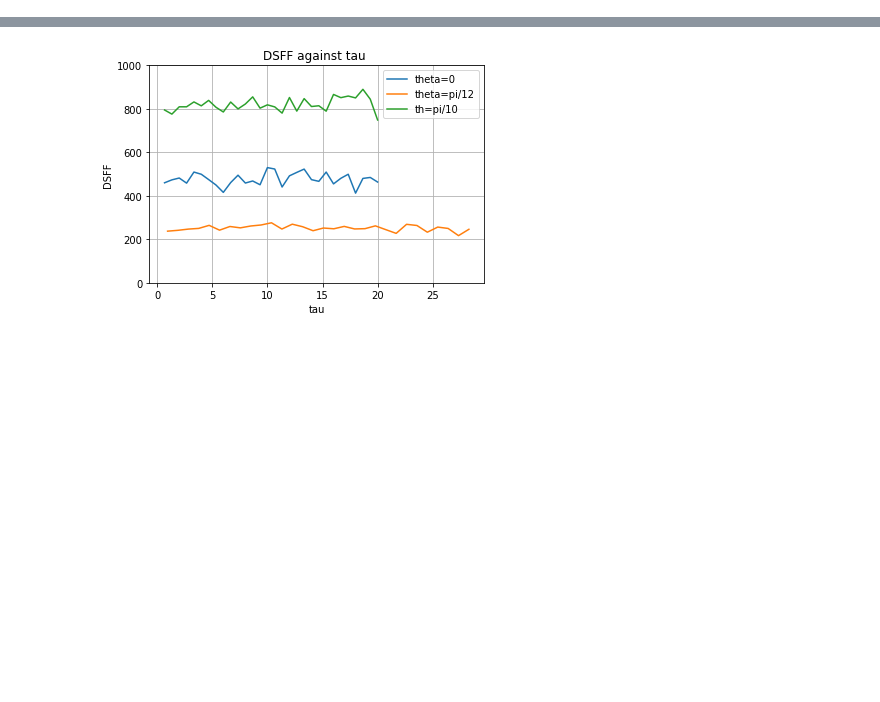
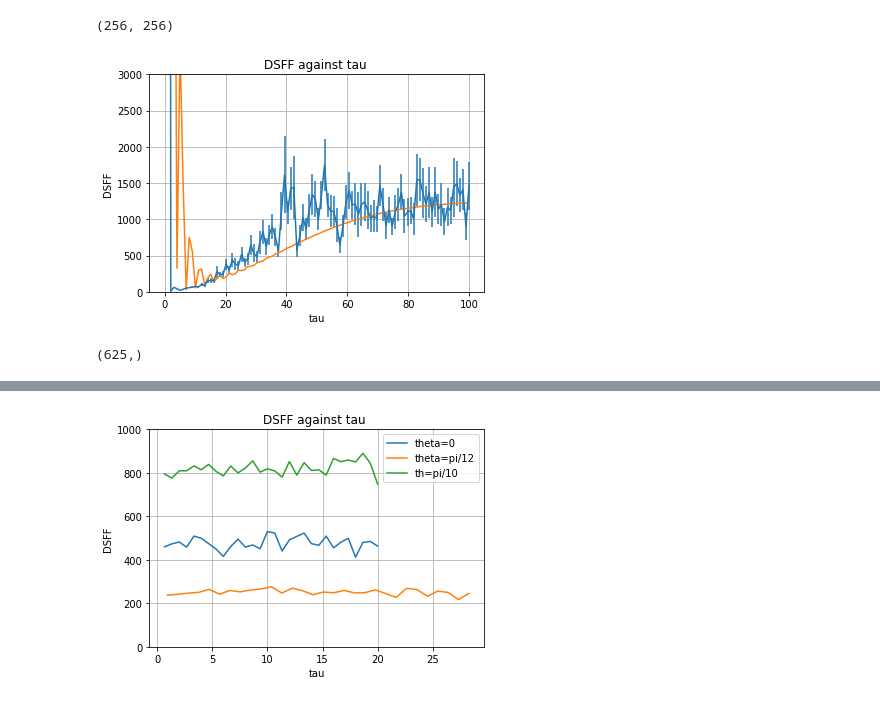
Before and after one commit to DavidStrachan1/Level-Statistics-of-Open-quantum-floquet-systems, a Jupyter notebook: Approach from time independent Lindbladian-Using spin projection method with parallelisation.ipynb, the cells around one changed output, grey strips where cells are left out. Cells and saved outputs as stored; diff of their text form; code cells hidden in the pictures; blank space fills up the shorter version.

```diff
--- a/Approach from time independent Lindbladian-Using spin projection method with parallelisation.ipynb
+++ b/Approach from time independent Lindbladian-Using spin projection method with parallelisation.ipynb
@@ -903,0 +1011,68 @@ Name of DSFF graph?bigger one
+# %%
+x = np.real(method.z)
+y = np.imag(method.z)
+dim_ = np.size(x)
+
+"""the following casts x and y only 2D arrays, with the x_n and x_m etc
+are aligned along opposite axes. These are used to create a 2D array
+of all combination of x_n-x_m (y_n-y_m) which are all the entries of x_mn (y_mn)."""
+x_n, y_n = x.reshape(-1,1), y.reshape(-1,1)
+x_n, y_n = x_n.repeat(dim_,1),y_n.repeat(dim_,1)
+x_m, y_m = x_n.transpose(), y_n.transpose()
+x_mn, y_mn = x_n - x_m, y_n - y_m ##could be other way round
+
+"""creates the 2D (ie complex) z_mn matrix."""
+z_mn = x_mn +1j*y_mn
+"""Calculates the DSFF for all tau coordinates as a grid."""
+# DSFF = np.zeros((np.shape(method.tau_matrix)),dtype=np.complex64)
+# for i in tqdm_notebook(range(np.shape(method.tau_matrix)[0]),leave=False):
+#     for j in range(np.shape(method.tau_matrix)[1]):
+
+#         K_matrix = np.exp(1j*(y_mn*method.tau_matrix[i,j]))
+#         DSFF[i,j] = np.sum(K_matrix)
+# method.tau_matrix
+np.shape(np.exp(1j*y_mn*100))
+# %% [output]
+(256, 256)
+# %%
+o=625
+path = 'C://Users/david/OneDrive/Documents/UNI/UCL project/data/'
+K_analytic = o * np.ones((np.shape(method.tau_matrix)))
+K_analytic += o*o * np.nan_to_num((ss.jv(1,np.abs(method.tau_matrix))/np.abs(method.tau_matrix))**2)
+K_analytic += -o *np.exp((-np.abs(method.tau_matrix)**2)/(4*o))
+K_analytic = K_analytic.flatten(order='C')
+K_analytic[0] = o**2
+
+
+
+#plt.plot(method.tau_mag,method.DSFF_)
+plt.errorbar(method.tau_mag,method.DSFF_,yerr=method.DSFF_std/10,label='std/10')
+        #if self.stat_bool==2:
+plt.plot(method.tau_mag,2*K_analytic,label='2*K_GUE')
+plt.grid()
+plt.xlabel('tau')
+plt.ylabel('DSFF')
+plt.title('DSFF against tau ')
+plt.ylim(0,3000)
+#path_add_on = input('Name of DSFF graph?')
+# path = path+ str(path_add_on)
+# plt.gcf().tight_layout()
+# plt.savefig(path+'.png',dpi=250)
+plt.show()
+
+# lst = []
+# x = np.linspace(1,10,10)
+# for i in range(10):
+#     lst.append(np.random.normal(0,size=(10,10)))
+# for i in range(10):
+#     lst[i] = lst[i].flatten(order='C')
+# np.shape(lst[0])
+# #     np.asarray(lst).flatten(order='C')
+# # # plt.plot(x,lst)
+# # # plt.legend('one','two','three','four','five','six','seven','qwe','ert','rty')
+# %% [output]
+[figure, added]
+# %%
+np.shape(method.z)
+# %% [output]
+(625,)
```
Also changed, not shown: parts of 13 cells of this notebook.
